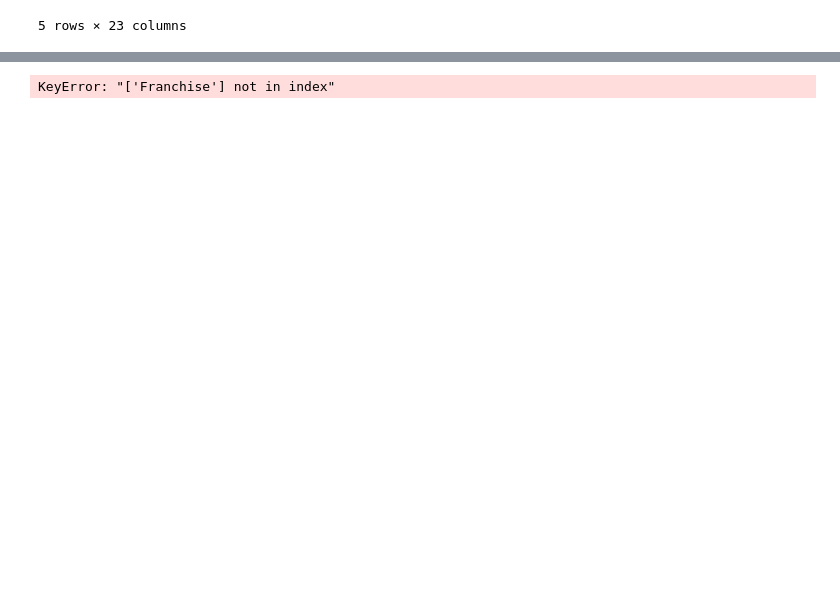
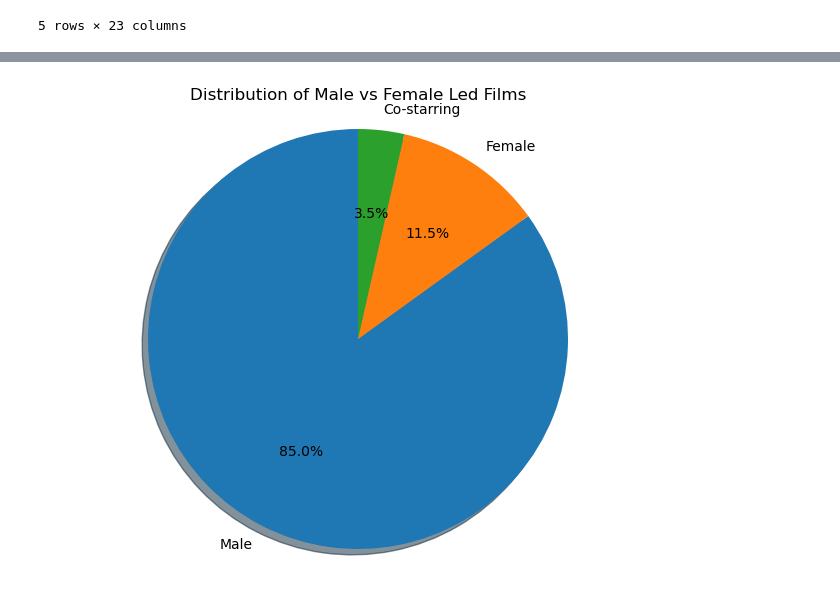
Before and after one commit to Nathan-Savage/project1, a Jupyter notebook: NA_Project1_notebook.ipynb, the cells around one changed output, grey strips where cells are left out. Drawn from its saved outputs; the diff is of its cells as text; code cells hidden in the pictures; blank space fills up the shorter version.

```diff
--- a/NA_Project1_notebook.ipynb
+++ b/NA_Project1_notebook.ipynb
@@ -67,12 +105,12 @@ grouped_movies
 # %%
 #generate pie chart VISUALIZATION #1
-male_vs_female = grouped_movies[['Franchise','Male/Female-led']]
+male_vs_female = grouped_movies_rename[['Franchise','Male/Female-led']]
 male_female_counts = male_vs_female['Male/Female-led'].value_counts()
 plt.figure(figsize=(8,6))
 plt.pie(male_female_counts, labels=male_female_counts.index, autopct='%1.1f%%', startangle=90, shadow=True)
 plt.title('Distribution of Male vs Female Led Films')
 plt.axis('equal')
 plt.show()
 # %% [output]
-KeyError: "['Franchise'] not in index"
+[figure, added]
 # %%
```
Also changed, not shown: parts of 10 cells of this notebook.
